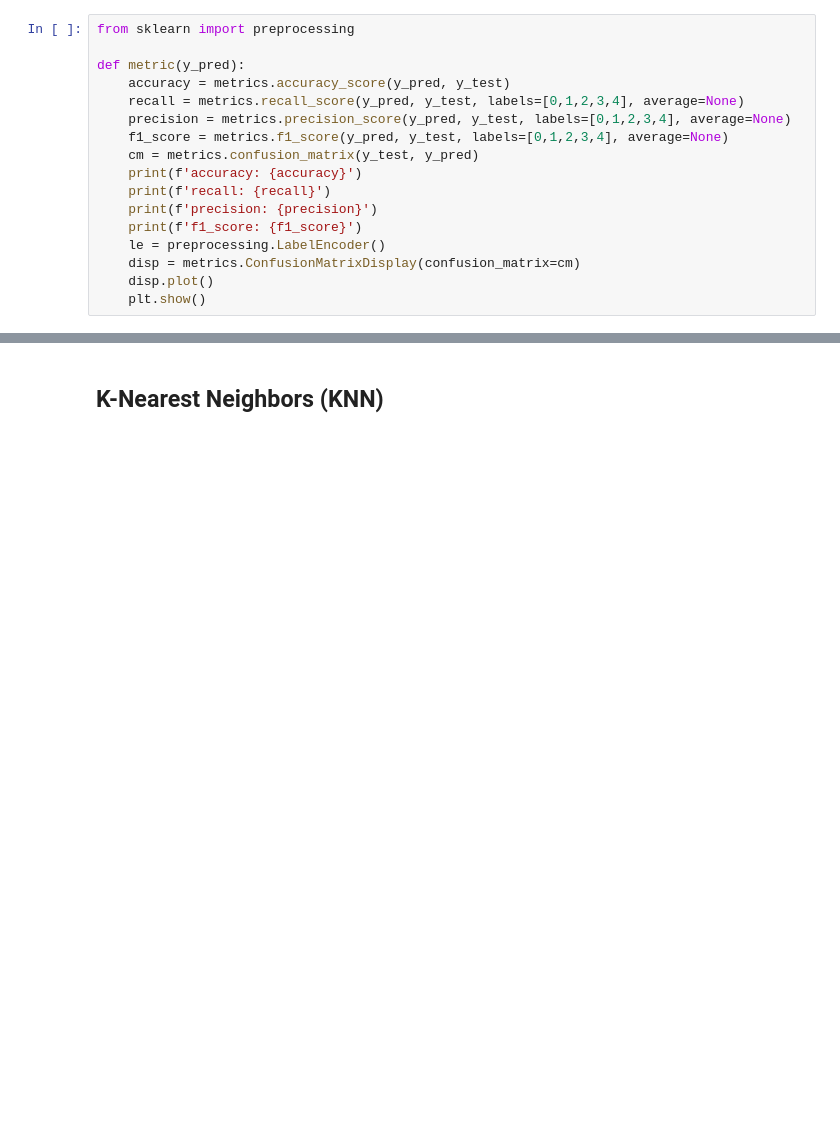
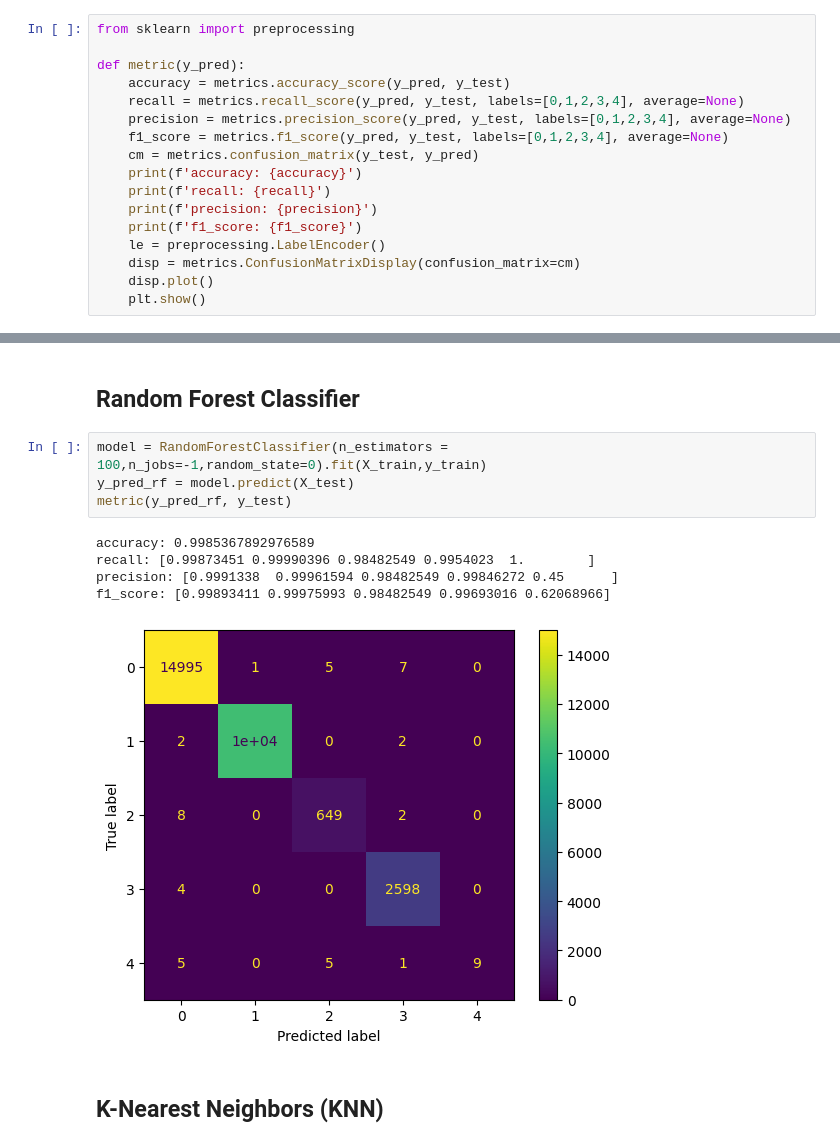
Before and after one commit to Tek-nr/InstructionDetectionSystem, a Jupyter notebook: IntrusionDetectionSystem.ipynb, the cells around one changed output, grey strips where cells are left out. Saved outputs shown, nothing was run; the diff lists cells and outputs as text; blank space fills up the shorter version.

```diff
--- a/IntrusionDetectionSystem.ipynb
+++ b/IntrusionDetectionSystem.ipynb
@@ -654,3 +713,15 @@ def metric(y_pred):
+# %% [markdown]
+## Random Forest Classifier
+# %%
+model = RandomForestClassifier(n_estimators = 100,n_jobs=-1,random_state=0).fit(X_train,y_train)
+y_pred_rf = model.predict(X_test)
+metric(y_pred_rf, y_test)
+# %% [output]
+accuracy: 0.9985367892976589
+recall: [0.99873451 0.99990396 0.98482549 0.9954023  1.        ]
+precision: [0.9991338  0.99961594 0.98482549 0.99846272 0.45      ]
+f1_score: [0.99893411 0.99975993 0.98482549 0.99693016 0.62068966]
+[figure, added]
 # %% [markdown]
 ## K-Nearest Neighbors (KNN)
 # %%
```
Also changed, not shown: parts of 56 cells of this notebook.
